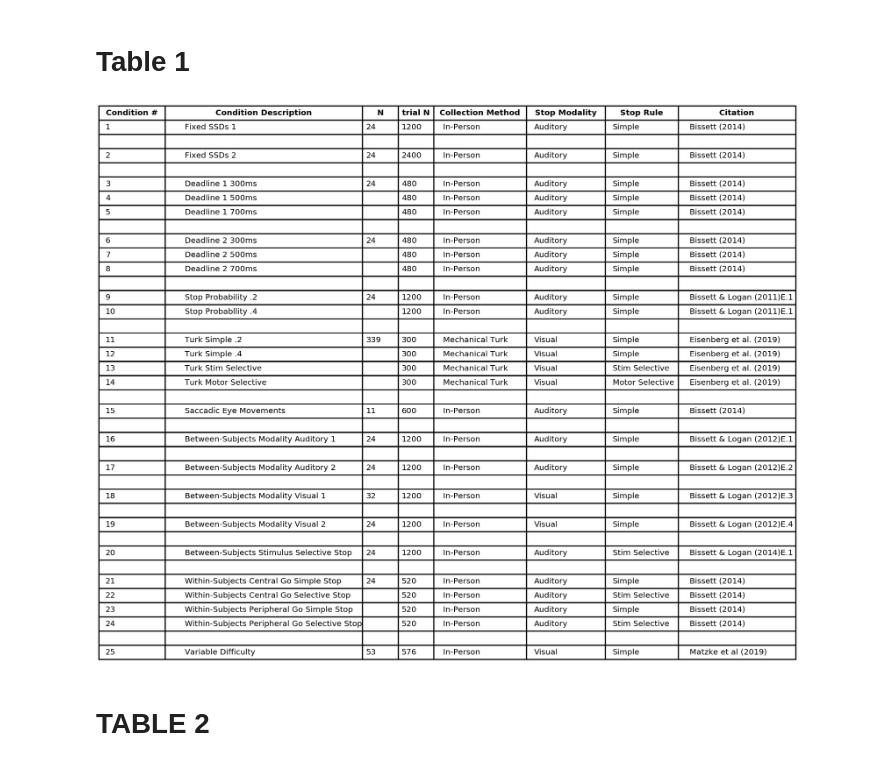
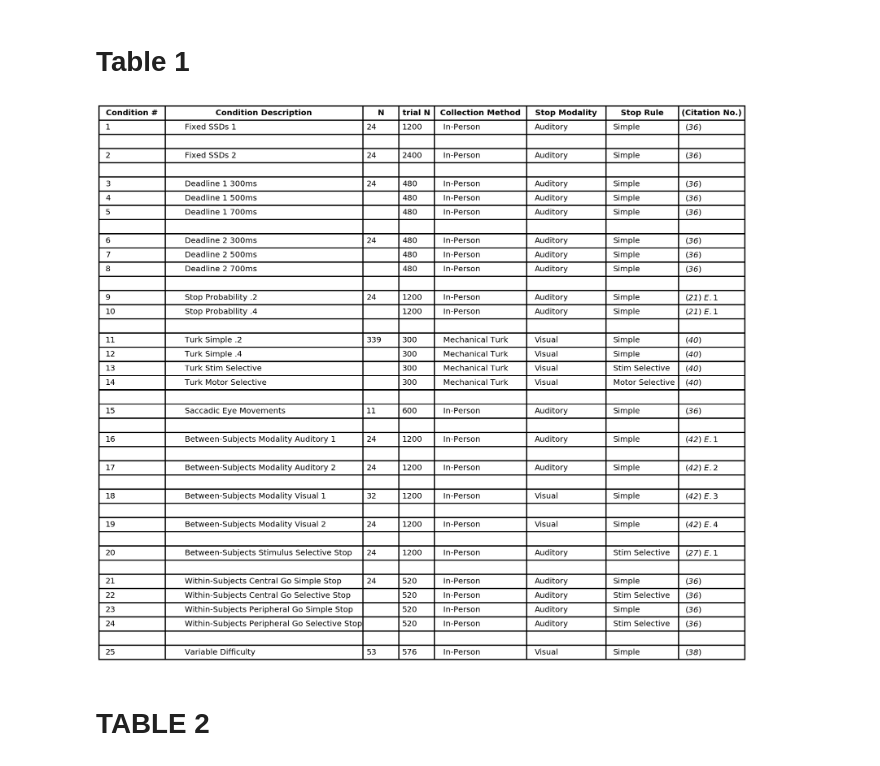
Before and after one commit to henrymj/ContextDependence, a Jupyter notebook: generate_tables.ipynb, the cells around one changed output. Saved outputs shown, nothing was run; the diff lists cells and outputs as text; code cells hidden in the pictures.

Commit message:
update Table 1 for SciAdv Ref formatting

```diff
--- a/generate_tables.ipynb
+++ b/generate_tables.ipynb
@@ -53,18 +55,35 @@ table1_conditions_papers = [
     (['FixedSSDs2'], 'Bissett (2014)'),
     (['Deadline1300ms', 'Deadline1500ms', 'Deadline1700ms'], 'Bissett (2014)'),
     (['Deadline2300ms', 'Deadline2500ms', 'Deadline2700ms'], 'Bissett (2014)'),
-    (['StopProbabilityLow', 'StopProbabilityHigh'], 'Bissett & Logan (2011)E.1'),
+    (['StopProbabilityLow', 'StopProbabilityHigh'], 'Bissett & Logan (2011) $E.1$'),
     (['TurkSimpleLow', 'TurkSimpleHigh', 'TurkStimSelec', 'TurkMotorSelec'], 'Eisenberg et al. (2019)'),
     (['Saccades'], 'Bissett (2014)'),
-    (['BtwnSubjAuditory1'], 'Bissett & Logan (2012)E.1'),
-    (['BtwnSubjAuditory2'], 'Bissett & Logan (2012)E.2'),
-    (['BtwnSubjVisual1'], 'Bissett & Logan (2012)E.3'),
-    (['BtwnSubjVisual2'], 'Bissett & Logan (2012)E.4'),
-    (['BtwnSubjStimSelec'], 'Bissett & Logan (2014)E.1'),
+    (['BtwnSubjAuditory1'], 'Bissett & Logan (2012) $E.1$'),
+    (['BtwnSubjAuditory2'], 'Bissett & Logan (2012) $E.2$'),
+    (['BtwnSubjVisual1'], 'Bissett & Logan (2012) $E.3$'),
+    (['BtwnSubjVisual2'], 'Bissett & Logan (2012) $E.4$'),
+    (['BtwnSubjStimSelec'], 'Bissett & Logan (2014) $E.1$'),
     (['WithinSubjCentralGoSimple', 'WithinSubjCentralGoSelec',
      'WithinSubjPeriphGoSimple', 'WithinSubjPeriphGoSelec'], 'Bissett (2014)'),
     (['Matzke'], 'Matzke et al (2019)')
 ]
+
+sciAdv_reference_to_citation_map = {
+    'Bissett (2014)': '$($36$)$',
+    'Bissett & Logan (2011)': '$($21$)$',
+    'Eisenberg et al. (2019)' : '$($40$)$',
+    'Bissett & Logan (2012)': '$($42$)$',
+    'Bissett & Logan (2014)': '$($27$)$',
+    'Matzke et al (2019)': '$($38$)$',
+}
+
+table1_conditions_sciAdvCitations = []
+for conds, ref in table1_conditions_papers:
+    for ref_key, citation in sciAdv_reference_to_citation_map.items():
+        if ref_key in ref:
+            table1_conditions_sciAdvCitations.append((conds, ref.replace(ref_key, citation)))
+
+
 
 # default = in-person
 collection_method_map = {
@@ -96,7 +115,7 @@ stop_rule_map = {
 
 table1_data = []
 counter = 0
-for curr_conds, paper in table1_conditions_papers:
+for curr_conds, paper in table1_conditions_sciAdvCitations:
     for check, cond_name in enumerate(curr_conds):
         file = 'Data/Data'+cond_name+'.xlsx'
         curr_df = read_cond_file(file)
@@ -129,34 +148,39 @@ for curr_conds, paper in table1_conditions_papers:
 
 
 table1_df = pd.DataFrame(table1_data, columns=['Condition #', 'Condition Description', 'N',
-                                         'trial N', 'Collection Method', 'Stop Modality', 'Stop Rule', 'Citation'])
+                                         'trial N', 'Collection Method', 'Stop Modality', 'Stop Rule', '(Citation No.)'])
 table1_df = table1_df.drop([38]) #drop last blank row
 
 table1_df.to_csv(path.join(TABLE_DIR, 'Table1.csv'), index=False)
 # %%
 ax = plt.subplot(111, frame_on=False) # no visible frame
 ax.xaxis.set_visible(False)  # hide the x axis
 ax.yaxis.set_visible(False)  # hide the y axis
 
 table = ax.table(table1_df.values, colLabels=table1_df.columns,
                  loc='center', cellLoc='left',
-                 colWidths = [0.25, 0.748, 0.135, 0.135, 0.35, 0.3, 0.275, 0.445], fontsize=20)
+                 colWidths = [0.25, 0.749, 0.135, 0.135, 0.35, 0.3, 0.275, 0.25], fontsize=20)
 
 
 for (row, col), cell in table.get_celld().items():
-    if (row == 0) or (col == -1):
+    if (row == 0):
+#         if col==7:
+#             cell.set_text_props(fontproperties=FontProperties(weight='bold', style='italic'))
+#         else:
         cell.set_text_props(fontproperties=FontProperties(weight='bold'))
+    if col==7 and row!=0:
+        cell.set_text_props(fontproperties=FontProperties(style='italic'))
 
 table.auto_set_font_size(False)
 table.set_fontsize(20)
 table.scale(2, 3)
 
 for key, cell in table.get_celld().items():
     cell.set_linewidth(3)
 
 plt.savefig(path.join(TABLE_DIR, 'Table1.png'), bbox_inches='tight', transparent=True, dpi=600)
 # %% [output]
-[figure, old version]
+[figure, new version]
 # %% [markdown]
 # __TABLE 2__
 # %%
```
Also changed, not shown: parts of 1 cell of this notebook, 2 other files.
